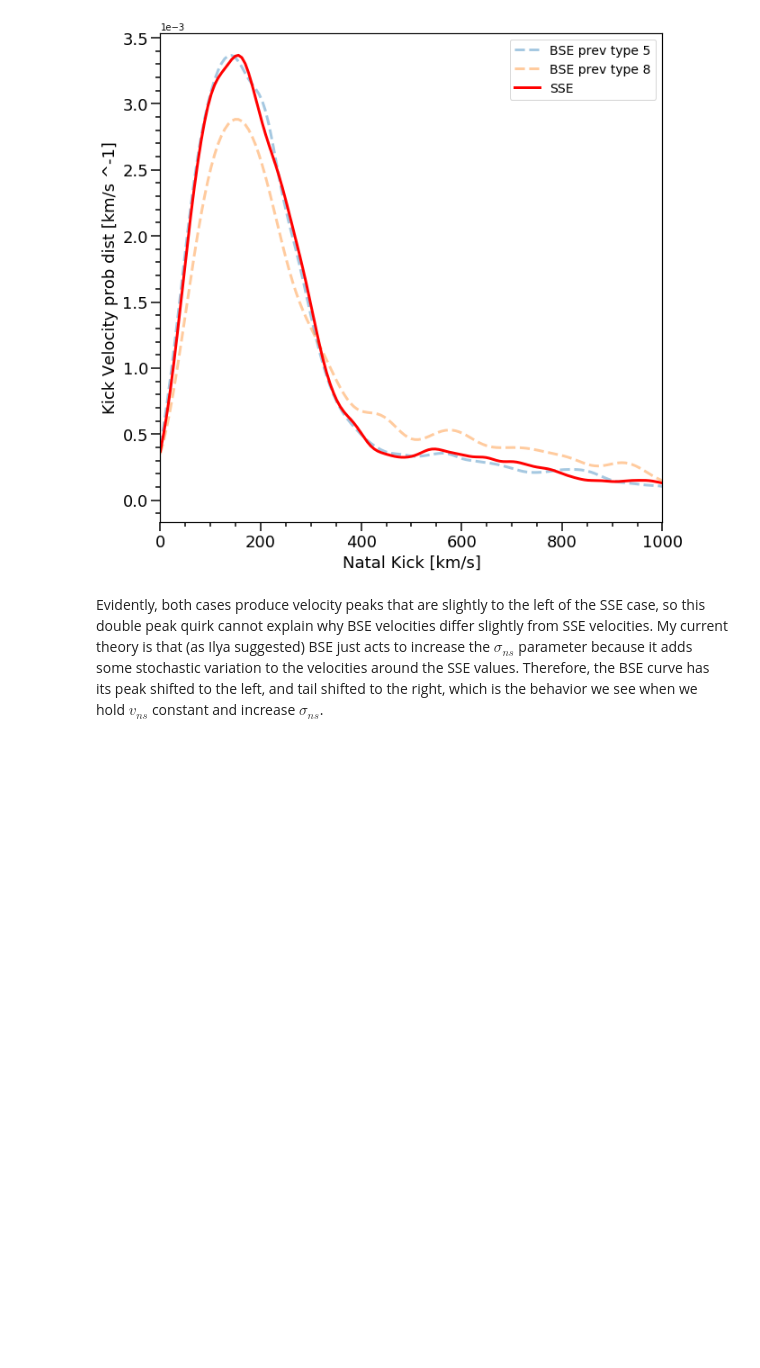
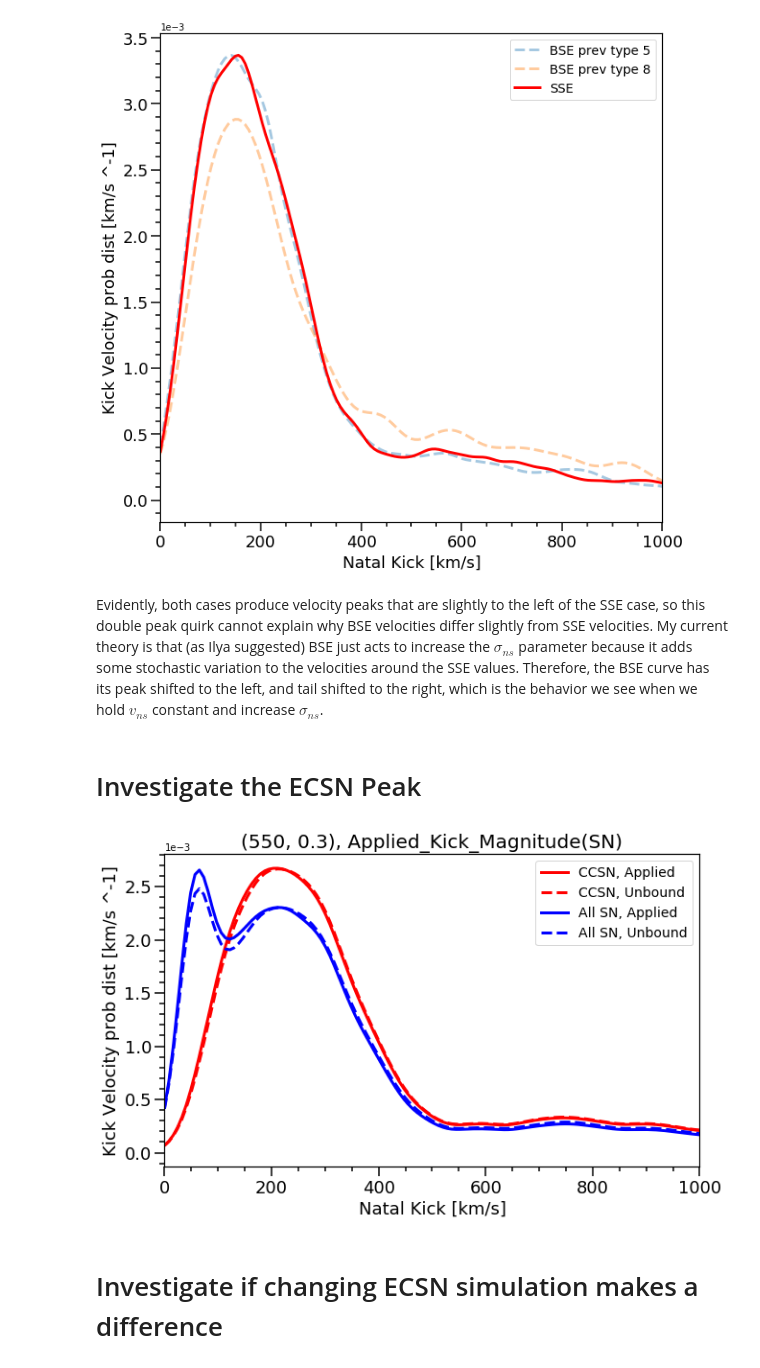
Before and after one commit to veome22/supernova_remnant_prescription, a Jupyter notebook: FRONTERA_kick_dist_plots_compas_BSE.ipynb, the cells around one changed output. Cells and saved outputs as stored; diff of their text form; code cells hidden in the pictures; blank space fills up the shorter version.

Commit message:
investigated difference between ECSN and CCSN with existing and new simulation (with --allow-H-rich-ECSN FALSE)

```diff
--- a/FRONTERA_kick_dist_plots_compas_BSE.ipynb
+++ b/FRONTERA_kick_dist_plots_compas_BSE.ipynb
@@ -349,3 +351,12 @@ plt.show()
 # %% [markdown]
 Evidently, both cases produce velocity peaks that are slightly to the left of the SSE case, so this double peak quirk cannot explain why BSE velocities differ slightly from SSE velocities.
 My current theory is that (as Ilya suggested) BSE just acts to increase the $\sigma_{ns}$ parameter because it adds some stochastic variation to the velocities around the SSE values. Therefore, the BSE curve has its peak shifted to the left, and tail shifted to the right, which is the behavior we see when we hold $v_{ns}$ constant and increase $\sigma_{ns}$.
+# %% [markdown]
+# Investigate the ECSN Peak
+# %%
+kick_types = ['ComponentSpeed(SN)', 'Applied_Kick_Magnitude(SN)']
+
+kick_type = kick_types[1]
+vns = 550
+sigma = 0.3
+path = os.environ['WORK']+f'/supernova_remnant_bse/bh_200_ns_{vns}_sigma_{sigma}_combined.h5'
@@ -351,0 +381,44 @@ My current theory is that (as Ilya suggested) BSE just acts to increase the $\si
+# %%
+BSE_mask_CCSN_UNBOUND = ((BSE_SN_STELLAR_TYPE ==13) * (BSE_SN_TYPE == 1)) * (BSE_UNBOUND == 1) # select unbound NSs, ignore electron capture SN
+BSE_mask_ALLSN_UNBOUND = ((BSE_SN_STELLAR_TYPE ==13)) * (BSE_UNBOUND == 1) # select unbound NSs, ignore electron capture SN
+
+BSE_mask_CCSN_NS = ((BSE_SN_STELLAR_TYPE ==13) * (BSE_SN_TYPE == 1))  # select unbound NSs, ignore electron capture SN
+BSE_mask_ALLSN_NS = ((BSE_SN_STELLAR_TYPE ==13)) # select unbound NSs, ignore electron capture SN
+# %%
+f, ax= plt.subplots(1, 1,  figsize=(10,6))
+
+
+
+kde_dist_space = linspace( min(KICK_DATA), max(KICK_DATA), 300 )
+
+kde_CCSN_NS = gaussian_kde( KICK_DATA[BSE_mask_CCSN_NS] )
+kde_CCSN_UNBOUND = gaussian_kde( KICK_DATA[BSE_mask_CCSN_UNBOUND] )
+
+kde_ALLSN_NS = gaussian_kde( KICK_DATA[BSE_mask_ALLSN_NS] )
+kde_ALLSN_UNBOUND = gaussian_kde( KICK_DATA[BSE_mask_ALLSN_UNBOUND] )
+
+
+
+layoutAxes(ax=ax, nameX='Natal Kick [km/s]',\
+       nameY='Kick Velocity prob dist [km/s ^-1]')
+
+plt.plot( kde_dist_space, kde_CCSN_NS(kde_dist_space), c='r', linestyle='-', lw=3, label='CCSN, Applied')
+plt.plot( kde_dist_space, kde_CCSN_UNBOUND(kde_dist_space), c='r', linestyle='--', lw=3, label='CCSN, Unbound')
+
+
+plt.plot( kde_dist_space, kde_ALLSN_NS(kde_dist_space), c='b', linestyle='-', lw=3, label='All SN, Applied')
+plt.plot( kde_dist_space, kde_ALLSN_UNBOUND(kde_dist_space), c='b', linestyle='--', lw=3, label='All SN, Unbound')
+
+
+
+plt.ticklabel_format(axis='y', style='sci',scilimits=(0,0))
+plt.xlim(0,1000)
+plt.legend(fontsize=14)
+
+plt.title(f'({vns}, {sigma}), {kick_type}', fontsize=20)
+
+plt.show()
+# %% [output]
+[figure, added]
+# %% [markdown]
+# Investigate if changing ECSN simulation makes a difference
```
Also changed, not shown: parts of 13 cells of this notebook.
